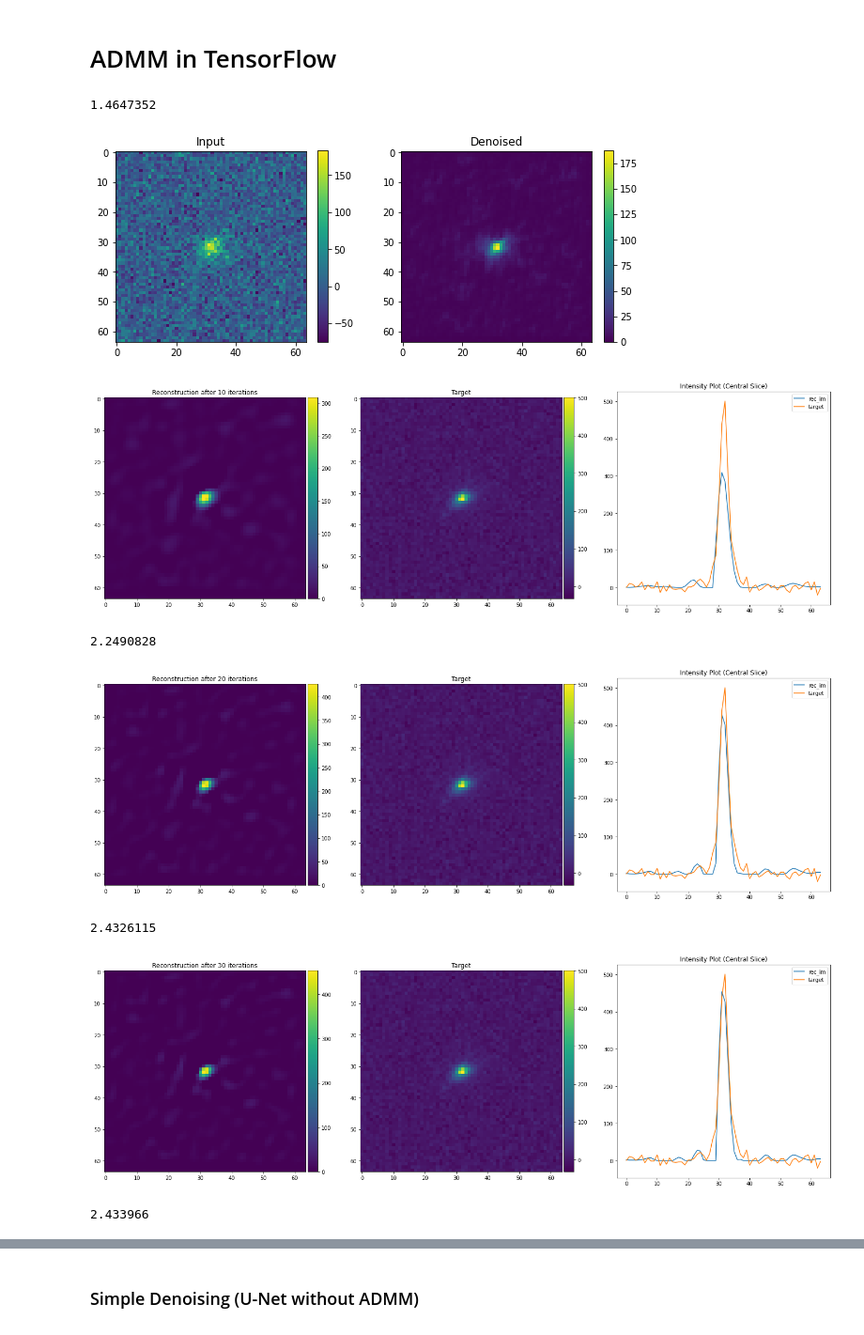
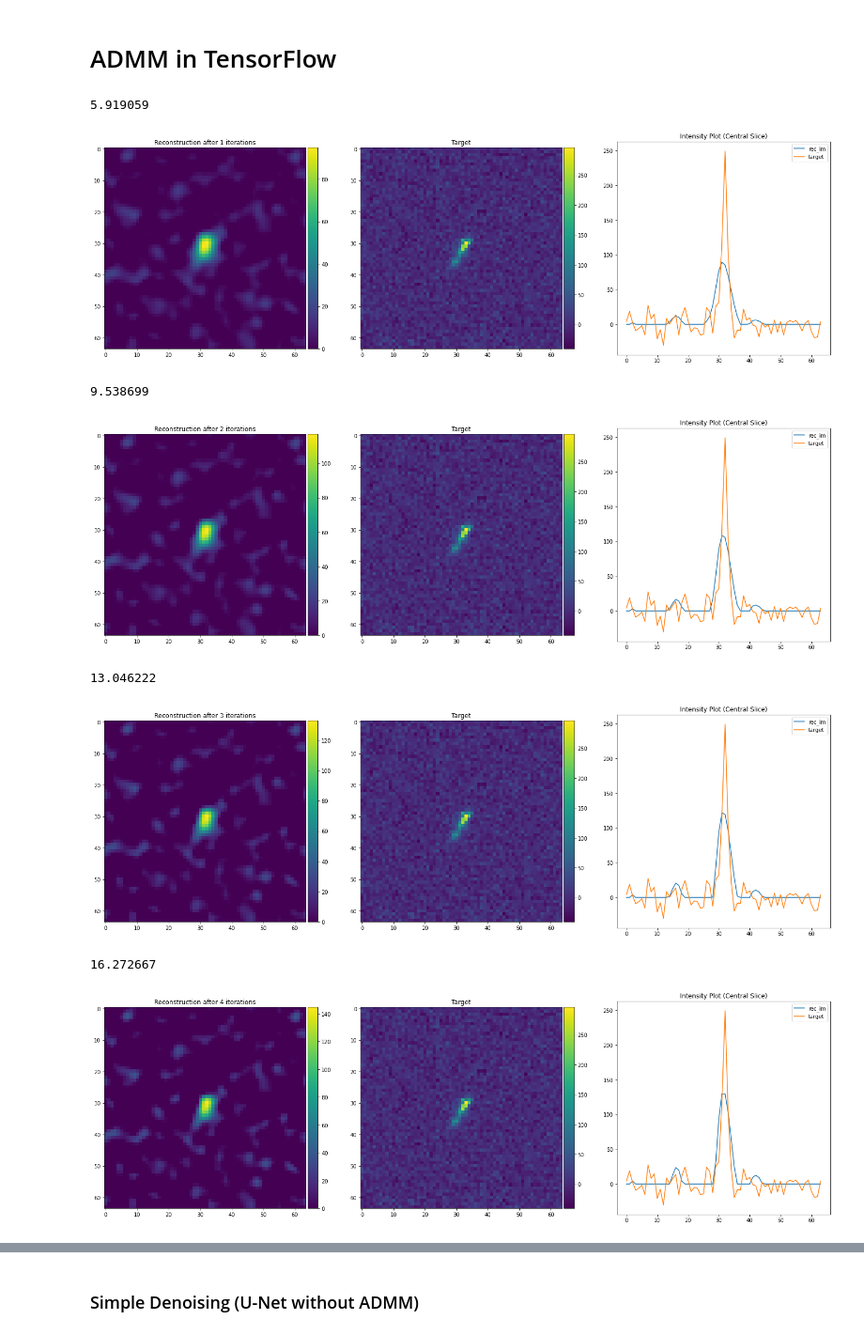
Before and after one commit to utsav-akhaury/PnP-ADMM, a Jupyter notebook: ADMM_tf_UNet.ipynb, the cells around one changed output, grey strips where cells are left out. Shown at 94% size. Cells and saved outputs as stored; diff of their text form; code cells hidden in the pictures.

Commit message:
ADMM in TensorFlow 1.15

```diff
--- a/ADMM_tf_UNet.ipynb
+++ b/ADMM_tf_UNet.ipynb
@@ -296,7 +323,7 @@ def runADMM(y, x_0, psf, grad, z_0, mu_0, rho_0, rho_max, eta, gamma, disp_step,
 
 
     # TEST - Denoise before ADMM
-    #"""
+    """
     fig = plt.subplots(1,2, figsize=(10,10))
 
     plt.subplot(121)
@@ -311,7 +338,7 @@ def runADMM(y, x_0, psf, grad, z_0, mu_0, rho_0, rho_max, eta, gamma, disp_step,
     plt.title('Denoised')
     plt.imshow(np.real(tf.keras.backend.eval(y)))
     plt.colorbar(shrink=0.375)
-    #"""
+    """
 
 
 
@@ -345,14 +372,10 @@ def runADMM(y, x_0, psf, grad, z_0, mu_0, rho_0, rho_max, eta, gamma, disp_step,
         # Estimate sigma for z_k1
         sigma_est = np.std(tf.keras.backend.get_value(z_k1)[0:10, 0:10])
 
-        # Hard thresholding
-        #tp = tf.keras.backend.get_value(z_k1)
-        #tp[np.real(tp) <= 3*sigma_est] = 0
-        #z_k1 = tf.cast(tp, tf.complex64)
 
         # Denoising
-        #z_k1 = tf.expand_dims(tf.expand_dims(z_k1, axis=0), axis=-1)
-        #z_k1 = tf.cast(tf.squeeze(model(tf.math.abs(z_k1))), tf.complex64)
+        z_k1 = tf.expand_dims(tf.expand_dims(z_k1, axis=0), axis=-1)
+        z_k1 = tf.cast(tf.squeeze(model(tf.math.abs(z_k1))), tf.complex64)
 
 
 
@@ -368,7 +391,7 @@ def runADMM(y, x_0, psf, grad, z_0, mu_0, rho_0, rho_max, eta, gamma, disp_step,
 
         test1 = (tf.math.abs(gamma * rho_k) < tf.math.abs(rho_max))
 
-        delta_k1 = tf.cond(test1, lambda: (tf.cast(1.0/gal_tf.get_shape().as_list()[0], tf.complex64) *
+        delta_k1 = tf.cond(test1, lambda: (tf.cast(1.0/gal_input_tf.get_shape().as_list()[0], tf.complex64) *
                                            (tf.norm(x_k1 - x_k) + tf.norm(z_k1 - z_k) + tf.norm(mu_k1 - mu_k))),
                                   lambda: delta_k)
 
@@ -392,15 +415,14 @@ def runADMM(y, x_0, psf, grad, z_0, mu_0, rho_0, rho_max, eta, gamma, disp_step,
 
         final_im = tf.math.abs(x_k)
 
-        nmse_arr[k] = nmse(gal_tf, tf.cast(final_im, tf.complex64))
+        nmse_arr[k] = nmse(gal_target_tf, tf.cast(final_im, tf.complex64))
 
 
 
-        #if nmse_arr[k]==np.min(nmse_arr):
-        #    x_opt = final_im
+        if nmse_arr[k]==np.min(nmse_arr):
+            x_opt = final_im
 
 
-        x_opt = final_im
 
 
         if k%disp_step==0 and k!=0:
@@ -436,31 +458,31 @@ def runADMM(y, x_0, psf, grad, z_0, mu_0, rho_0, rho_max, eta, gamma, disp_step,
 
             plt.show(fig)
 
-    return final_im, x_opt, cost, nmse_arr
+    return x_opt, cost, nmse_arr
 # %%
-n_iter = 100
-disp_step = 10
+n_iter = 14
+disp_step = 1
 
 # ADMM parameters (initial)
-x_0 = np.zeros(gal.shape)
-z_0 = np.zeros(gal.shape)
+x_0 = np.zeros(gal_input.shape)
+z_0 = np.zeros(gal_input.shape)
 mu_0 = 0.0
 #rho_0 = 1.0e-1                                 # Augmented lagrangian hyperparameter
-#rho_0 = 1e-5                                   # Denoise after fista
-rho_0 = 0.5e-6                                  # Denoise before fista
-rho_max = 1e5  #4e-4                            # max rho value
+rho_0 = 5.0e-6                               # Denoise after fista
+#rho_0 = 5.0e-5                                  # Denoise before fista
+rho_max = 1.0e-4  #4e-4                            # max rho value
 eta = 0.5                                       # should be between - [0, 1)
 gamma = 1.4                                     # multiplicative rho factor -- Should be > 1
 
 # Deconvolve the image
-final_im, x_opt, cost, nmse_arr = runADMM(gal_tf, x_0, psf_tf, grad, z_0, mu_0, rho_0,
-                                          rho_max, eta, gamma, disp_step, n_iter)
+x_opt, cost, nmse_arr = runADMM(gal_input_tf, x_0, psf_tf, grad, z_0, mu_0, rho_0,
+                                rho_max, eta, gamma, disp_step, n_iter)
 # %% [output]
-1.4647352
+5.919059
-[figure, old version]
+[figure, new version]
+9.538699
-[figure, old version]
+[figure, new version]
-2.2490828
+13.046222
-[figure, old version]
+[figure, new version]
-2.4326115
+16.272667
-[figure, old version]
+[figure, new version]
-2.433966
```
Also changed, not shown: parts of 11 cells of this notebook.
